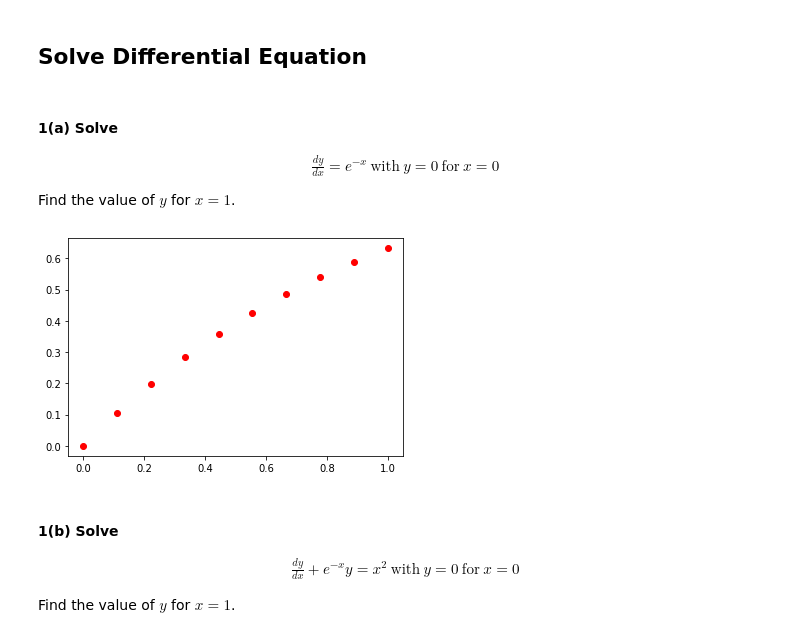
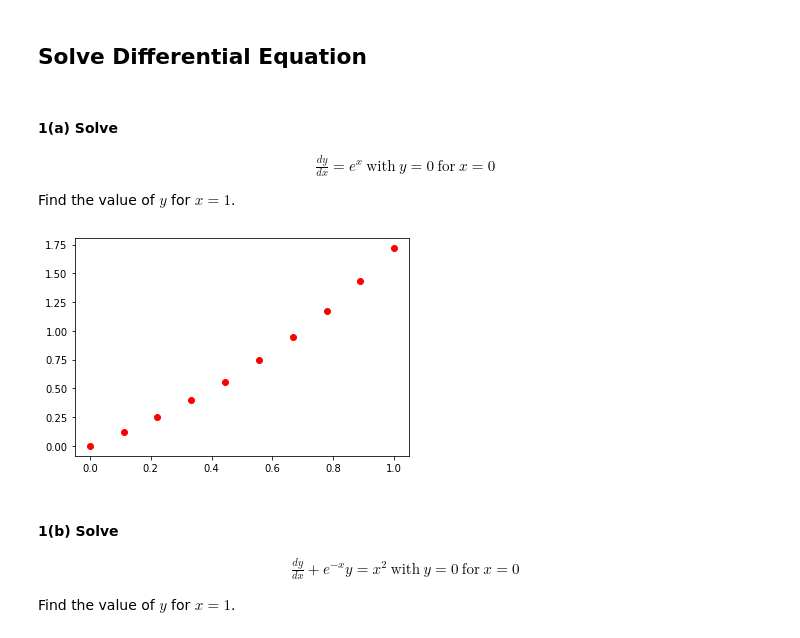
Before and after one commit to SubirSarkar2021/compulab.github.io, a Jupyter notebook: source/sem4(1).ipynb, the cells around one changed output. Cells and saved outputs as stored; diff of their text form; code cells hidden in the pictures.

```diff
--- a/source/sem4(1).ipynb
+++ b/source/sem4(1).ipynb
@@ -6,7 +6,7 @@
 #### 1(a) Solve
 
 \begin{align}
-\frac{dy}{dx} = e^{-x} ~\text{with} ~y=0 ~\text{for} ~x=0
+\frac{dy}{dx} = e^{x} ~\text{with} ~y=0 ~\text{for} ~x=0
 \end{align}
 Find the value of $y$ for $x=1$.
 # %%
@@ -15,16 +15,16 @@ from scipy.integrate import odeint
 import matplotlib.pyplot as plt
 # %%
 def dy_dx(y, x):
-    return np.exp(-x)
+    return np.exp(x)
 
 x = np.linspace(0, 1, 10)
 y0 = 0
 
 y = odeint(dy_dx, y0, x)
 plt.plot(x, y.reshape(np.size(x),), 'ro')
 plt.show()
 # %% [output]
-[figure, old version]
+[figure, new version]
 # %% [markdown]
 #### 1(b) Solve
 
```
Also changed, not shown: parts of 5 cells of this notebook, 25 other files.
